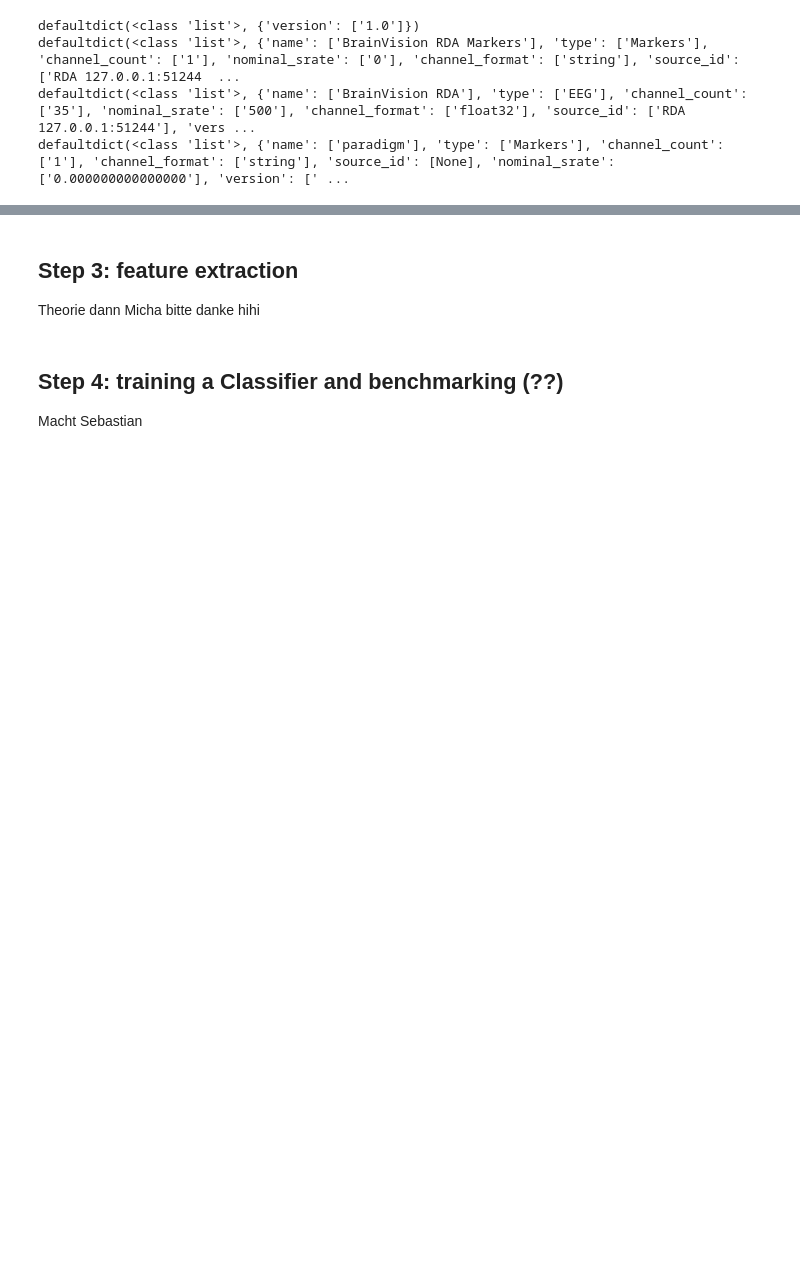
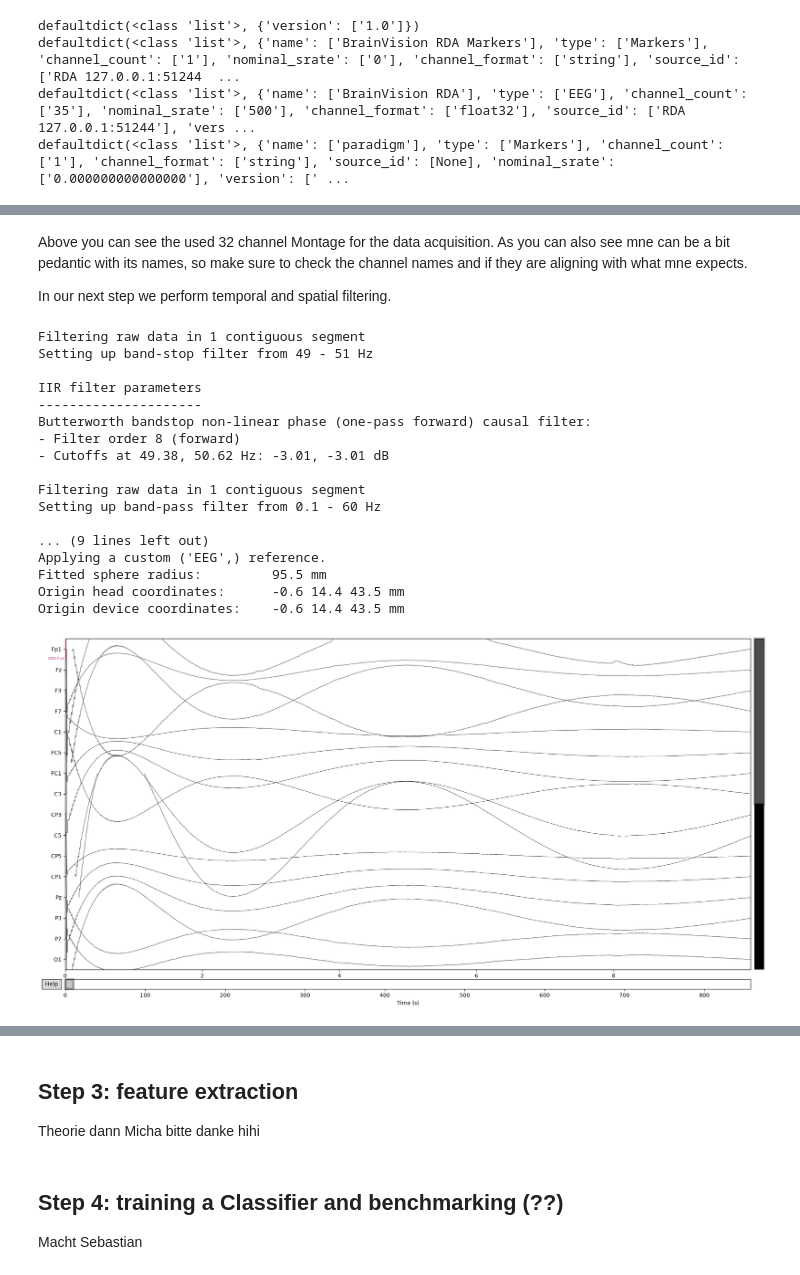
Before and after one commit to Mirage-91/Mirage91, a Jupyter notebook: HowTo/MI.ipynb, the cells around one changed output, grey strips where cells are left out. Cells and saved outputs as stored; diff of their text form; code cells hidden in the pictures; blank space fills up the shorter version.

Commit message:
working on the preprocessing

```diff
--- a/HowTo/MI.ipynb
+++ b/HowTo/MI.ipynb
@@ -78,0 +113,54 @@ sum of all the pauses: 14400
+# %% [markdown]
+Above you can see the used 32 channel Montage for the data acquisition. As you can also see mne can be a bit pedantic with its names, so make sure to check the channel names and if they are aligning with what mne expects.
+
+In our next step we perform temporal and spatial filtering.
+# %%
+#time filtering
+##notch filtering
+raw_notch = raw.copy().notch_filter(freqs=(50), method="iir", iir_params=dict(order=4, ftype='butter'), phase="forward") #50Hz for line noise
+
+##bandpass filtering
+filtered_sig= raw_notch.filter(
+    l_freq=0.1,
+    h_freq=60,
+    picks="eeg",
+    method="iir",
+    iir_params=dict(order=4, ftype="butter"),
+    phase="forward",
+)
+
+time_series=raw_notch.plot(
+    picks="eeg",
+    start=0,
+    duration=10,
+    n_channels=16,
+    scalings={"eeg": 1000e-6},
+    show=False,
+)
+
+#spatial filtering
+##car
+filtered_car = filtered_sig.copy()
+filtered_car.set_eeg_reference("average")
+
+##laplacian
+filtered_csd = mne.preprocessing.compute_current_source_density(filtered_sig.copy())
+# %% [output]
+Filtering raw data in 1 contiguous segment
+Setting up band-stop filter from 49 - 51 Hz
+
+IIR filter parameters
+---------------------
+Butterworth bandstop non-linear phase (one-pass forward) causal filter:
+- Filter order 8 (forward)
+- Cutoffs at 49.38, 50.62 Hz: -3.01, -3.01 dB
+
+Filtering raw data in 1 contiguous segment
+Setting up band-pass filter from 0.1 - 60 Hz
+
+... (9 lines left out)
+Applying a custom ('EEG',) reference.
+Fitted sphere radius:         95.5 mm
+Origin head coordinates:      -0.6 14.4 43.5 mm
+Origin device coordinates:    -0.6 14.4 43.5 mm
+[figure, added]
```
Also changed, not shown: parts of 9 cells of this notebook.
